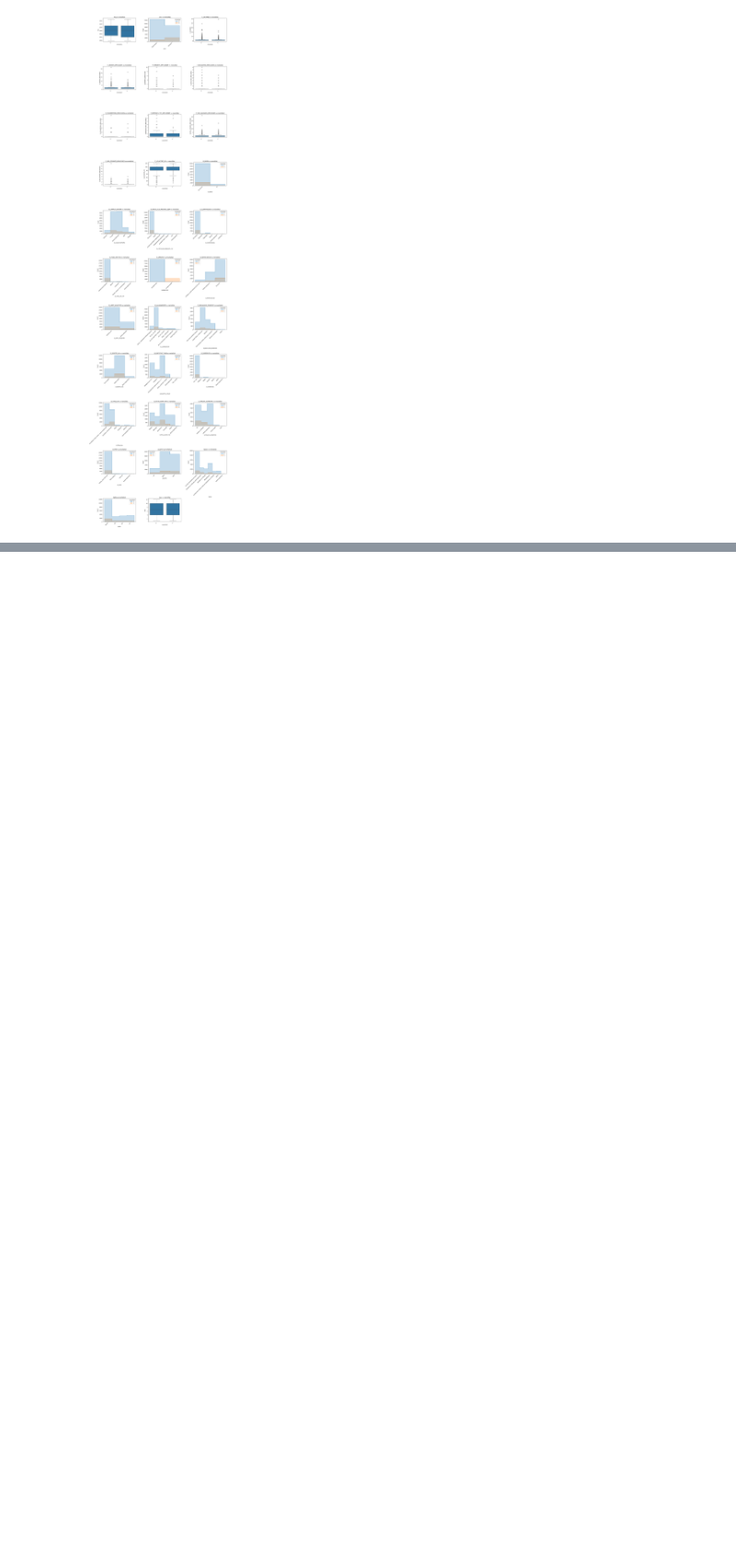
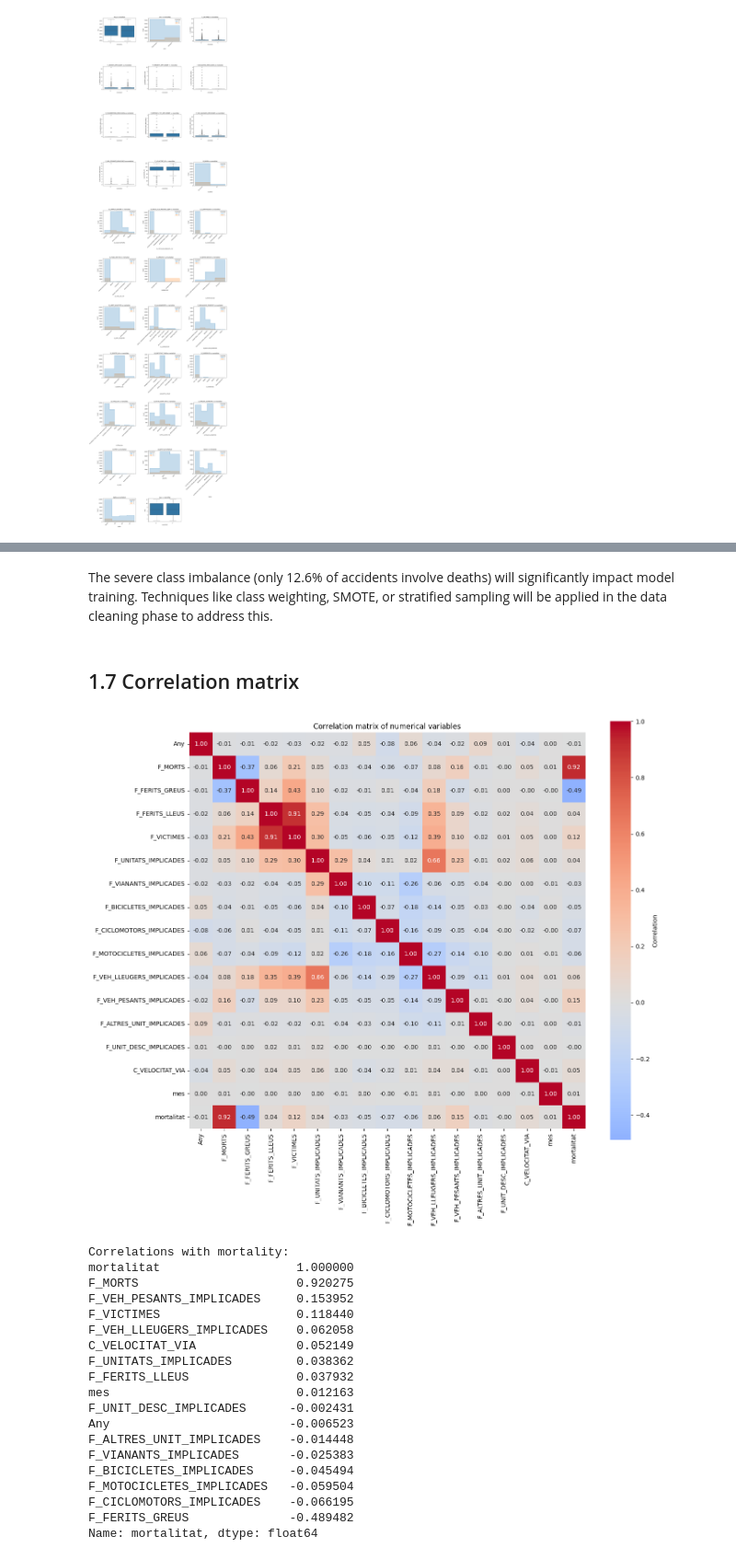
Before and after one commit to uripont/catalan-traffic-accident-analysis, a Jupyter notebook: notebooks/01_exploratory_analysis.ipynb, the cells around one changed output, grey strips where cells are left out. Shown at 92% size. Saved outputs shown, nothing was run; the diff lists cells and outputs as text; code cells hidden in the pictures; blank space fills up the shorter version.

```diff
--- a/notebooks/01_exploratory_analysis.ipynb
+++ b/notebooks/01_exploratory_analysis.ipynb
@@ -311,0 +340,44 @@ Average per year: 220.9
+# %% [markdown]
+The severe class imbalance (only 12.6% of accidents involve deaths) will significantly impact model training. Techniques like class weighting, SMOTE, or stratified sampling will be applied in the data cleaning phase to address this.
+# %% [markdown]
+## 1.7 Correlation matrix
+# %%
+# Select only numerical columns for correlation matrix
+numerical_cols = df.select_dtypes(include=[np.number]).columns.tolist()
+
+# Calculate correlation matrix
+correlation_matrix = df[numerical_cols].corr()
+
+# Create a large heatmap
+fig, ax = plt.subplots(figsize=(14, 12))
+sns.heatmap(correlation_matrix, annot=True, fmt='.2f', cmap='coolwarm', center=0,
+            square=True, ax=ax, cbar_kws={'label': 'Correlation'})
+ax.set_title('Correlation matrix of numerical variables')
+plt.tight_layout()
+plt.show()
+
+# Show correlations with target variable
+target_corr = correlation_matrix['mortalitat'].sort_values(ascending=False)
+print("Correlations with mortality:")
+print(target_corr)
+# %% [output]
+[figure, added]
+Correlations with mortality:
+mortalitat                   1.000000
+F_MORTS                      0.920275
+F_VEH_PESANTS_IMPLICADES     0.153952
+F_VICTIMES                   0.118440
+F_VEH_LLEUGERS_IMPLICADES    0.062058
+C_VELOCITAT_VIA              0.052149
+F_UNITATS_IMPLICADES         0.038362
+F_FERITS_LLEUS               0.037932
+mes                          0.012163
+F_UNIT_DESC_IMPLICADES      -0.002431
+Any                         -0.006523
+F_ALTRES_UNIT_IMPLICADES    -0.014448
+F_VIANANTS_IMPLICADES       -0.025383
+F_BICICLETES_IMPLICADES     -0.045494
+F_MOTOCICLETES_IMPLICADES   -0.059504
+F_CICLOMOTORS_IMPLICADES    -0.066195
+F_FERITS_GREUS              -0.489482
+Name: mortalitat, dtype: float64
```
Also changed, not shown: parts of 63 cells of this notebook.
